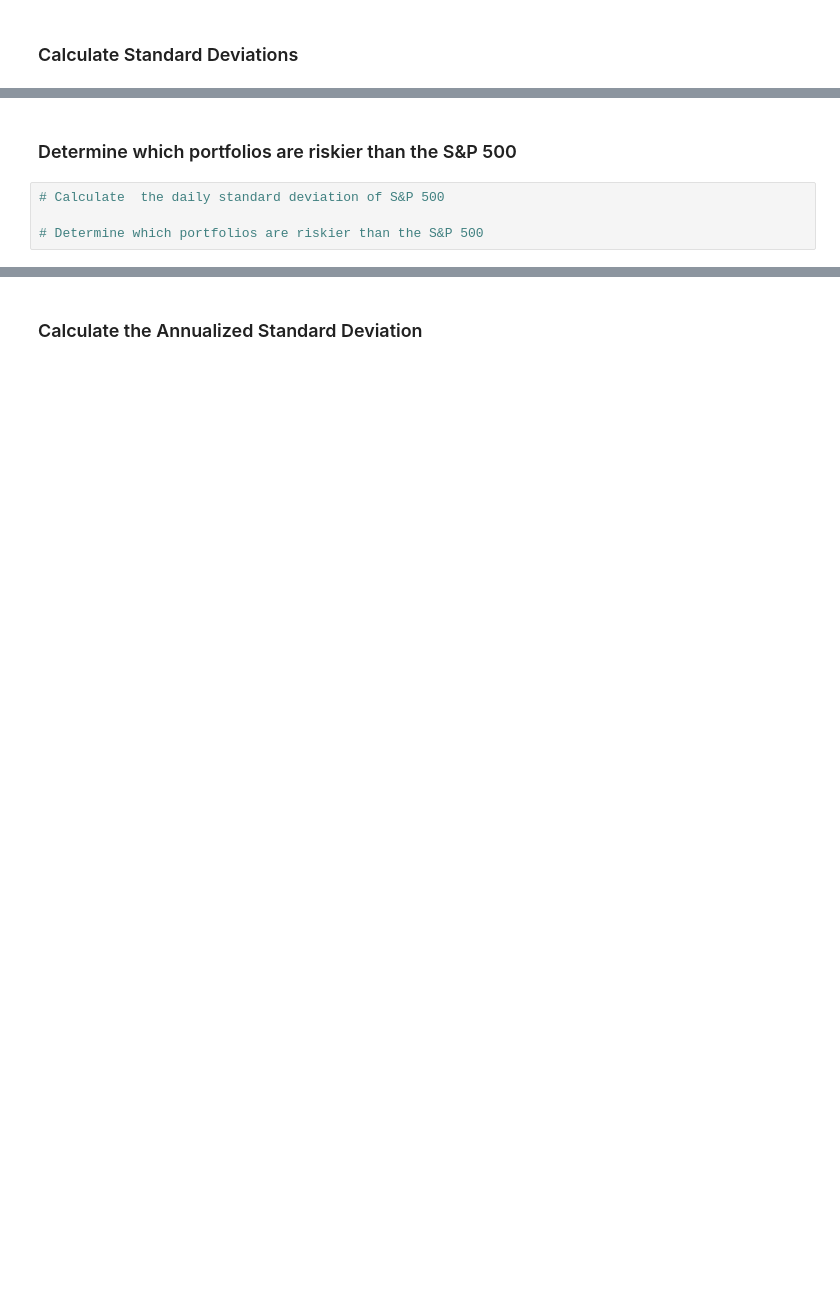
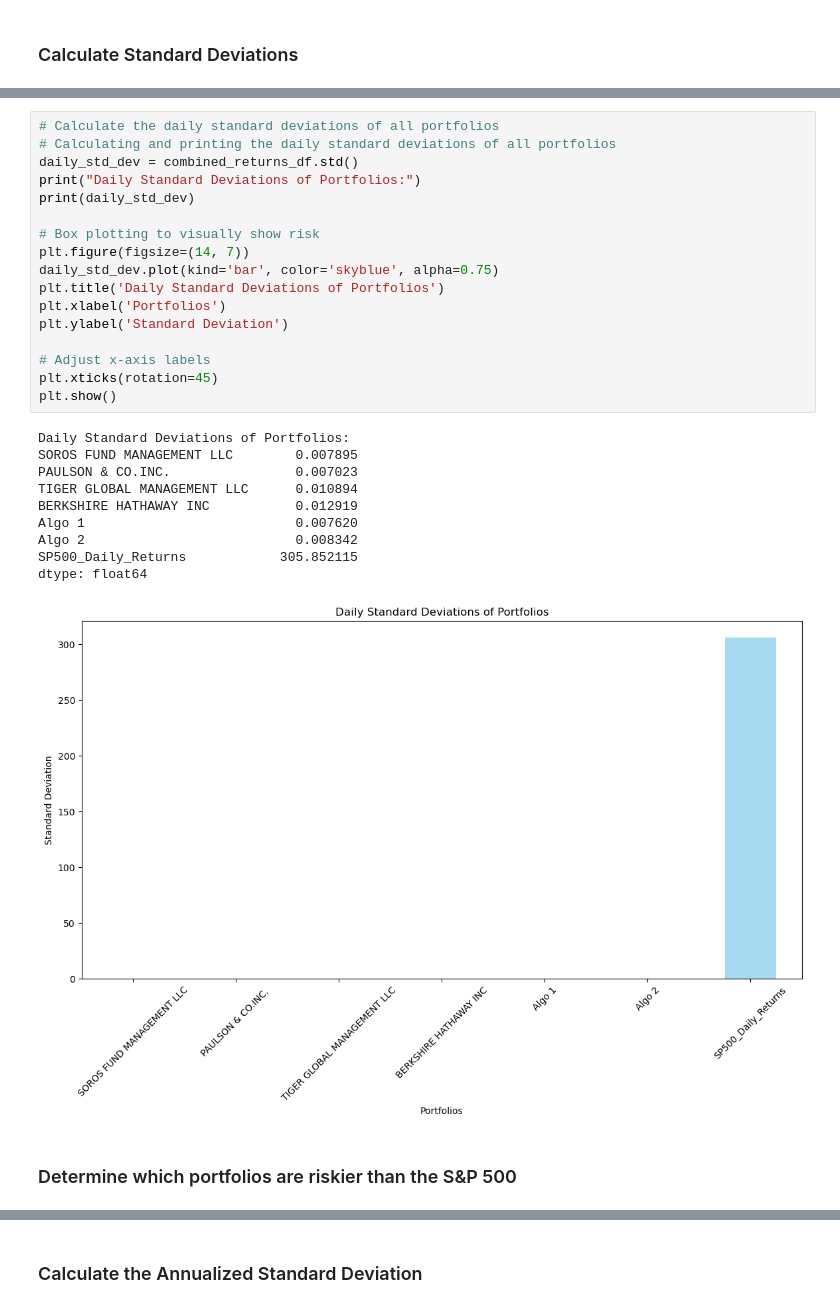
Before and after one commit to AlexC3105/FinTech_Mod-4_Challenge, a Jupyter notebook: notebooks/whale_analysis.ipynb, the cells around one changed output, grey strips where cells are left out. Saved outputs shown, nothing was run; the diff lists cells and outputs as text; blank space fills up the shorter version.

```diff
--- a/notebooks/whale_analysis.ipynb
+++ b/notebooks/whale_analysis.ipynb
@@ -355,6 +449,30 @@ Determine the _risk_ of each portfolio:
+# %%
+# Calculate the daily standard deviations of all portfolios
+# Calculating and printing the daily standard deviations of all portfolios
+daily_std_dev = combined_returns_df.std()
+print("Daily Standard Deviations of Portfolios:")
+print(daily_std_dev)
+
+# Box plotting to visually show risk
+plt.figure(figsize=(14, 7))
+daily_std_dev.plot(kind='bar', color='skyblue', alpha=0.75)
+plt.title('Daily Standard Deviations of Portfolios')
+plt.xlabel('Portfolios')
+plt.ylabel('Standard Deviation')
+
+# Adjust x-axis labels
+plt.xticks(rotation=45)
+plt.show()
+# %% [output]
+Daily Standard Deviations of Portfolios:
+SOROS FUND MANAGEMENT LLC        0.007895
+PAULSON & CO.INC.                0.007023
+TIGER GLOBAL MANAGEMENT LLC      0.010894
+BERKSHIRE HATHAWAY INC           0.012919
+Algo 1                           0.007620
+Algo 2                           0.008342
+SP500_Daily_Returns            305.852115
+dtype: float64
+[figure, added]
 # %% [markdown]
 ### Determine which portfolios are riskier than the S&P 500
-# %%
-# Calculate  the daily standard deviation of S&P 500
-
-# Determine which portfolios are riskier than the S&P 500
```
Also changed, not shown: parts of 17 cells of this notebook.
